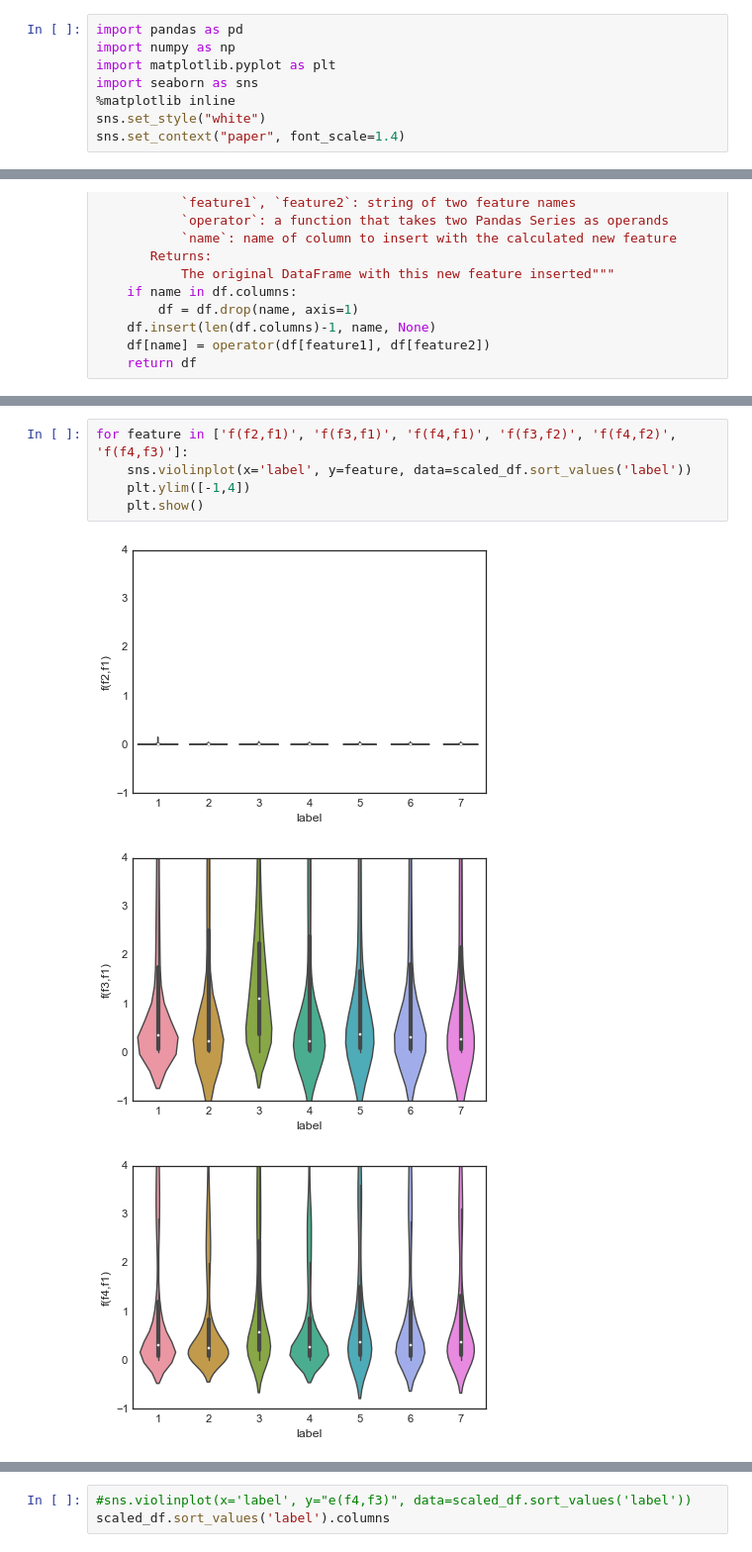
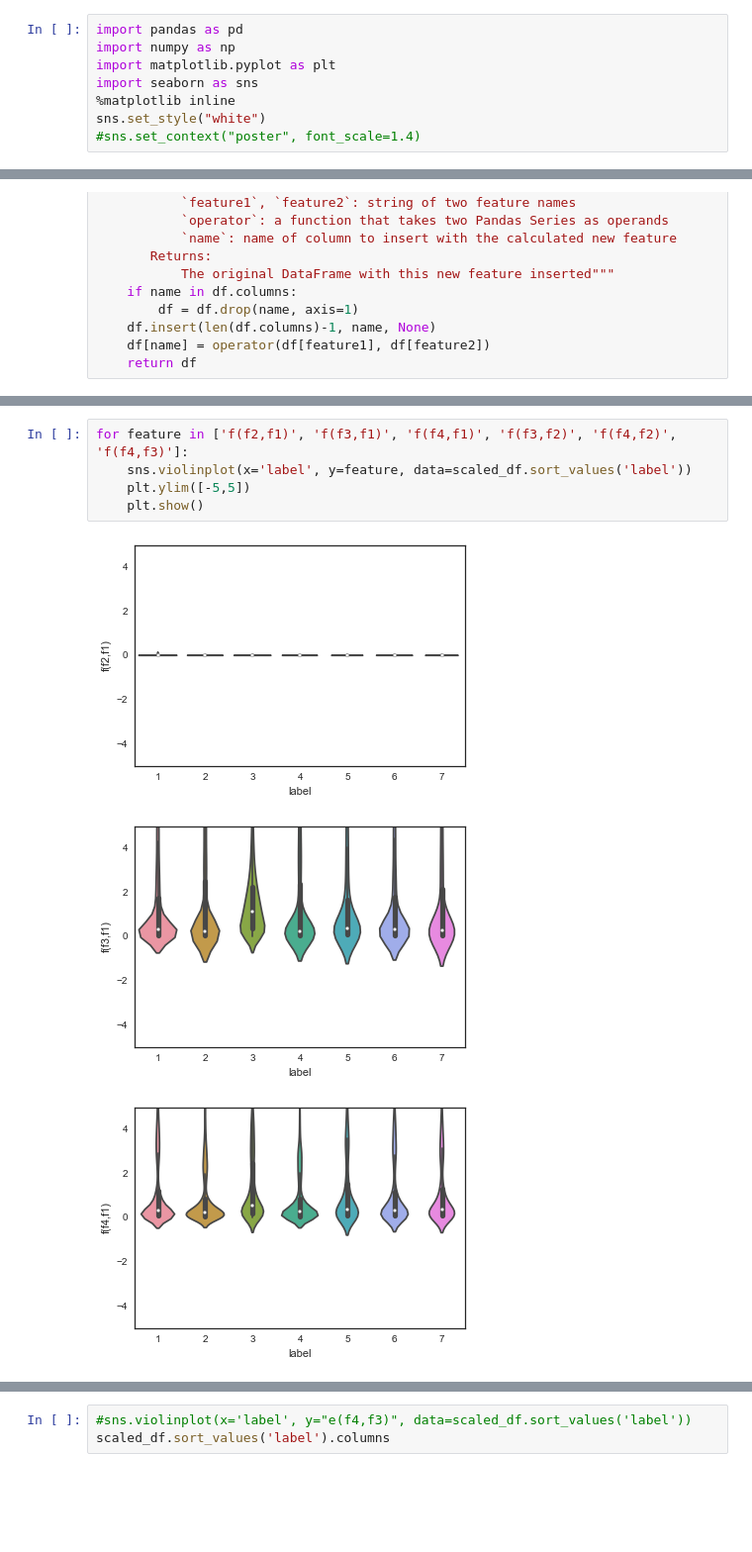
Before and after one commit to BDannowitz/polymath-progression-blog, a Jupyter notebook: feature-engineering/Feature-Engineering.ipynb, the cells around one changed output, grey strips where cells are left out. Shown: that part at 99% size. Cells and saved outputs as stored; diff of their text form; blank space fills up the shorter version.

```diff
--- a/feature-engineering/Feature-Engineering.ipynb
+++ b/feature-engineering/Feature-Engineering.ipynb
@@ -19,7 +19,7 @@ import matplotlib.pyplot as plt
 import seaborn as sns
 %matplotlib inline
 sns.set_style("white")
-sns.set_context("paper", font_scale=1.4)
+#sns.set_context("poster", font_scale=1.4)
 # %%
 df = pd.read_csv('raw-data.csv', index_col='eventID')
 df.head()
@@ -294,9 +272,9 @@ for feature in ['f2-f1', 'f3-f1', 'f4-f1', 'f3-f2', 'f4-f2', 'f4-f3',
 # %%
 for feature in ['f(f2,f1)', 'f(f3,f1)', 'f(f4,f1)', 'f(f3,f2)', 'f(f4,f2)', 'f(f4,f3)']:
     sns.violinplot(x='label', y=feature, data=scaled_df.sort_values('label'))
-    plt.ylim([-1,4])
+    plt.ylim([-5,5])
     plt.show()
 # %% [output]
-[figure, old version]
+[figure, new version]
-[figure, old version]
+[figure, new version]
-[figure, old version]
+[figure, new version]
```
Also changed, not shown: parts of 9 cells of this notebook.
